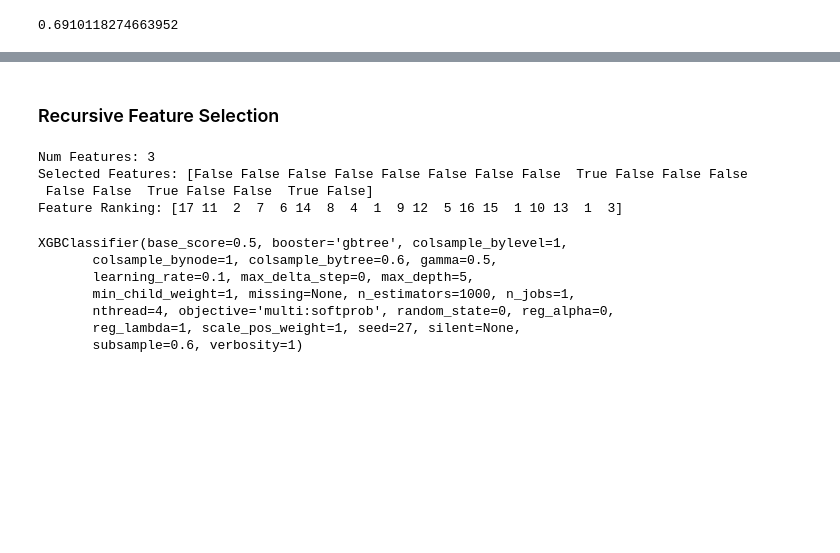
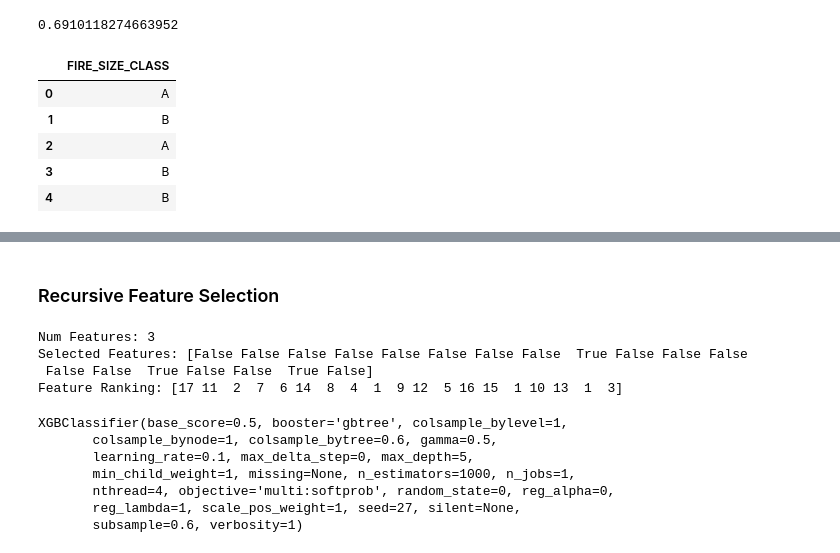
Before and after one commit to prajvalgupta/bds-project, a Jupyter notebook: Vrinda Codes/Wildfire-Size.ipynb, the cells around one changed output, grey strips where cells are left out. Saved outputs shown, nothing was run; the diff lists cells and outputs as text; code cells hidden in the pictures; blank space fills up the shorter version.

```diff
--- a/Vrinda Codes/Wildfire-Size.ipynb
+++ b/Vrinda Codes/Wildfire-Size.ipynb
@@ -329,3 +346,13 @@ pred_xgb2 = xgb2.predict(X_test2)
 accuracy_score(y_test2,pred_xgb2)
 # %% [output]
 0.6910118274663952
+# %%
+cd = pd.DataFrame(pred_xgb2,columns=['FIRE_SIZE_CLASS'])
+cd.head()
+# %% [output]
+|  | FIRE_SIZE_CLASS |
+| 0 | A |
+| 1 | B |
+| 2 | A |
+| 3 | B |
+| 4 | B |
```
Also changed, not shown: parts of 4 cells of this notebook.
